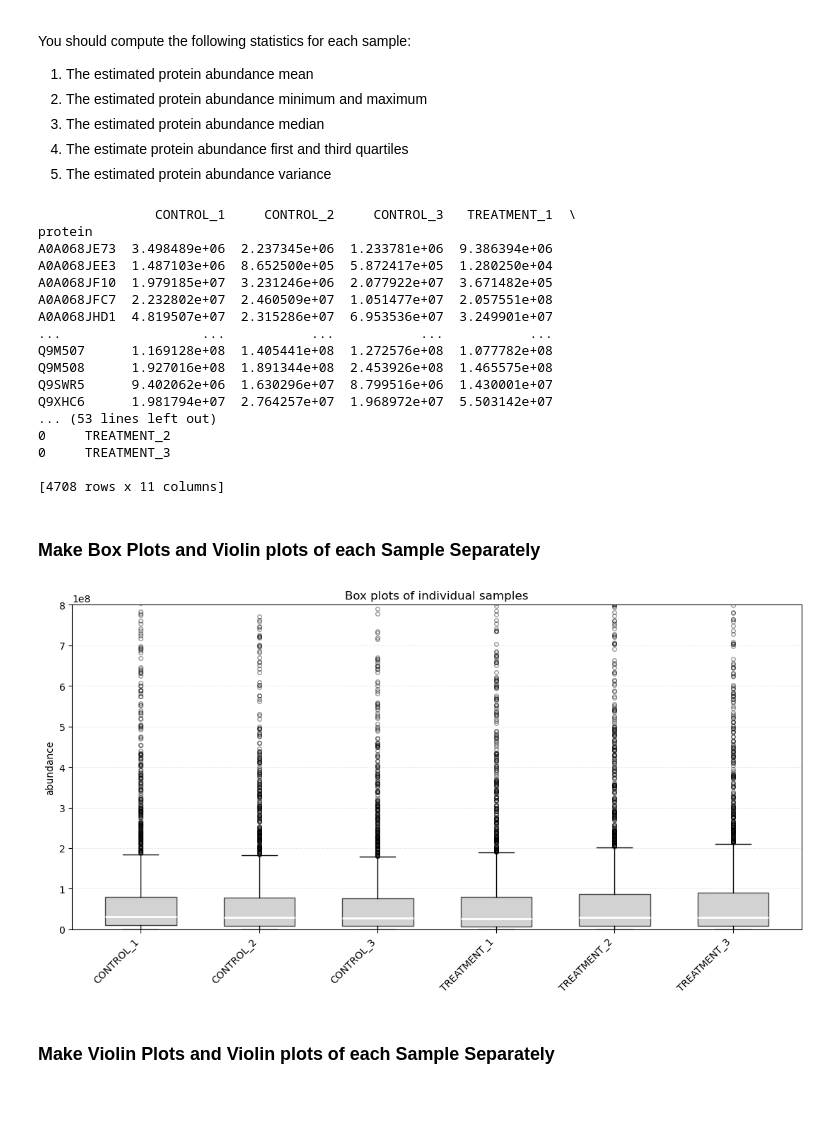
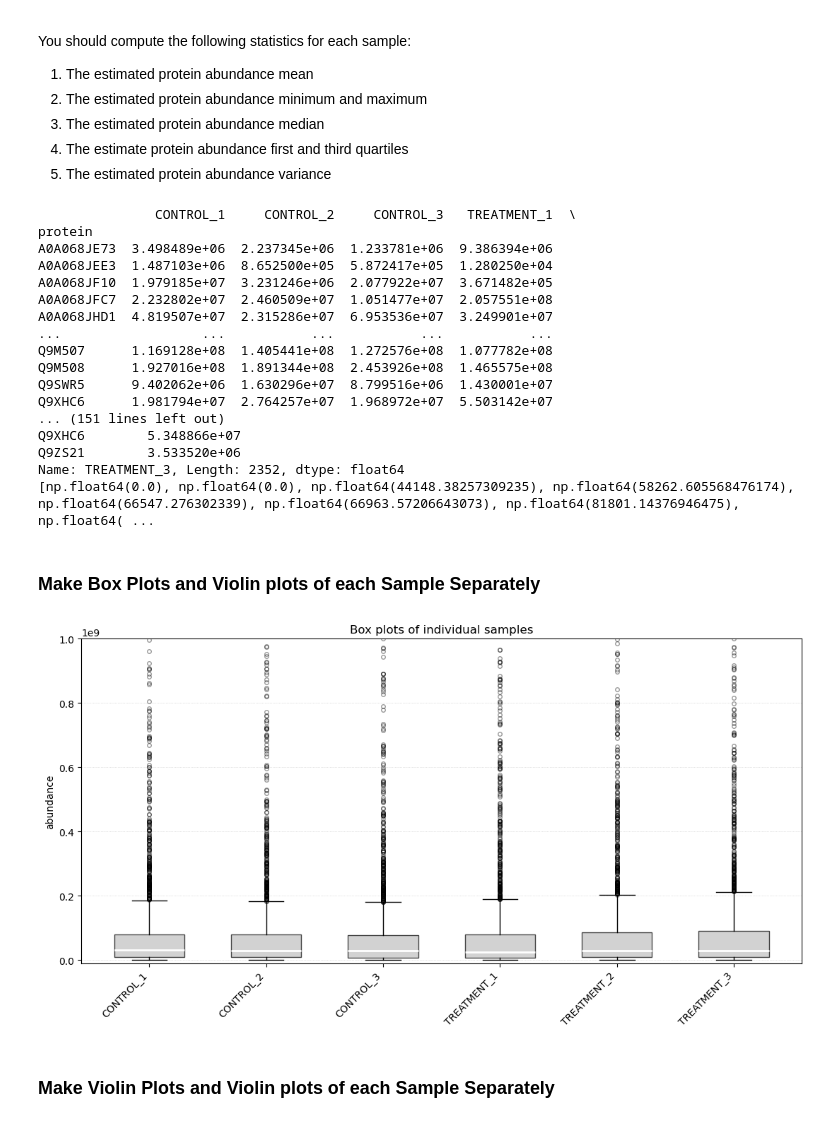
Before and after one commit to NCEMS/CURE2025_Comparative_massSpec, a Jupyter notebook: src/data/Processing_SOYBEAN_directlfq_Mass_Spectrometry_Proteomics_Data.ipynb, the cells around one changed output. Drawn from its saved outputs; the diff is of its cells as text; code cells hidden in the pictures.

```diff
--- a/src/data/Processing_SOYBEAN_directlfq_Mass_Spectrometry_Proteomics_Data.ipynb
+++ b/src/data/Processing_SOYBEAN_directlfq_Mass_Spectrometry_Proteomics_Data.ipynb
@@ -288,8 +271,15 @@ import matplotlib.pyplot as plt
 from scipy import stats
 import textwrap
 
+groups = {'CONTROL': ['CONTROL_1', 'CONTROL_2', 'CONTROL_3'],
+          'TREATMENT': ['TREATMENT_1', 'TREATMENT_2', 'TREATMENT_3']}
+
 ## Function to compute the stats for each sample column
 def compute_stats(series, label):
+    series = series.astype(float)
+    print(f'series: {series}')
+    print(sorted(series.values))
+    print(np.where(series == 0))
     """Return a dict and dataframe of summary statistics for a 1D numeric pandas Series."""
     clean = series.dropna()
     if clean.empty:
@@ -303,6 +293,9 @@ def compute_stats(series, label):
         }
     # mode: use pandas.Series.mode() for compatibility
     mode_vals = clean.mode()
+    if len(mode_vals) != 1:
+        mode_vals = mode_vals[:1]
+    print(f'mode_vals: {mode_vals}')
 
     results = {
         "count": int(clean.size),
@@ -330,6 +323,7 @@ def compute_stats(series, label):
                   "Q1.0": float(clean.quantile(1.0))}
     results_df = pd.DataFrame(results_df)
     results_df['file'] = label
+    print(results_df)
 
     return results_df, results
 
@@ -337,10 +331,17 @@ def compute_stats(series, label):
 stats_dict = {}
 stats_dfs = []
 print(protein_sample_abundance)
-for c in protein_sample_abundance.columns:
-    stats_df, stats_dict[c] = compute_stats(protein_sample_abundance[c], c)
-    stats_dfs.append(stats_df)
 
+# print the rows with 0s
+print(np.where(protein_sample_abundance == 0))
+
+for k, v in groups.items():
+    for c in v:
+        print(f'\n{c}')
+
+        stats_df, stats_dict[c] = compute_stats(protein_sample_abundance[c], c)
+        stats_dfs.append(stats_df)
+print(len(stats_dfs))
 stats_df = pd.concat(stats_dfs)
 print(stats_df)
 # %% [output]
@@ -356,11 +357,11 @@ Q9M507      1.169128e+08  1.405441e+08  1.272576e+08  1.077782e+08
 Q9M508      1.927016e+08  1.891344e+08  2.453926e+08  1.465575e+08
 Q9SWR5      9.402062e+06  1.630296e+07  8.799516e+06  1.430001e+07
 Q9XHC6      1.981794e+07  2.764257e+07  1.968972e+07  5.503142e+07
-... (53 lines left out)
-0     TREATMENT_2
-0     TREATMENT_3
-
-[4708 rows x 11 columns]
+... (151 lines left out)
+Q9XHC6        5.348866e+07
+Q9ZS21        3.533520e+06
+Name: TREATMENT_3, Length: 2352, dtype: float64
+[np.float64(0.0), np.float64(0.0), np.float64(44148.38257309235), np.float64(58262.605568476174), np.float64(66547.276302339), np.float64(66963.57206643073), np.float64(81801.14376946475), np.float64( ...
 # %% [markdown]
 ### Make Box Plots and Violin plots of each Sample Separately
 # %%
@@ -412,36 +413,36 @@ def plot_sample_boxplots(df, sample_cols, label_map, output_path=None, log_scale
     ax.set_ylabel(ylabel)
     ax.set_title("Box plots of individual samples")
     ax.grid(axis='y', linestyle=':', linewidth=0.5, alpha=0.7)
-    ax.set_ylim(0, 8e8)
+    ax.set_ylim(-1e7, 1e9)
     fig.tight_layout()
     plt.show()
     # if output_path:
     #     fig.savefig(output_path, dpi=300)
     #     print(f"Saved violin plot to {output_path}")
     return fig, stats_dict
 
 # Assume protein_abundance_df is your dataframe with uniprot index
 sample_cols = [
     "CONTROL_1",
     "CONTROL_2",
     "CONTROL_3",
     "TREATMENT_1",
     "TREATMENT_2",
     "TREATMENT_3",
 ]
 label_map = {
     "CONTROL_1": "CONTROL_1",
     "CONTROL_2": "CONTROL_2",
     "CONTROL_3": "CONTROL_3",
     "TREATMENT_1": "TREATMENT_1",
     "TREATMENT_2": "TREATMENT_2",
     "TREATMENT_3": "TREATMENT_3",
 }
 
 fig, stats = plot_sample_boxplots(protein_sample_abundance, sample_cols, label_map,
                                 output_path="sample_boxplot.png", log_scale=False)
 # %% [output]
-[figure, old version]
+[figure, new version]
 # %% [markdown]
 ### Make Violin Plots and Violin plots of each Sample Separately
 # %%
```
Also changed, not shown: parts of 2 cells of this notebook.
